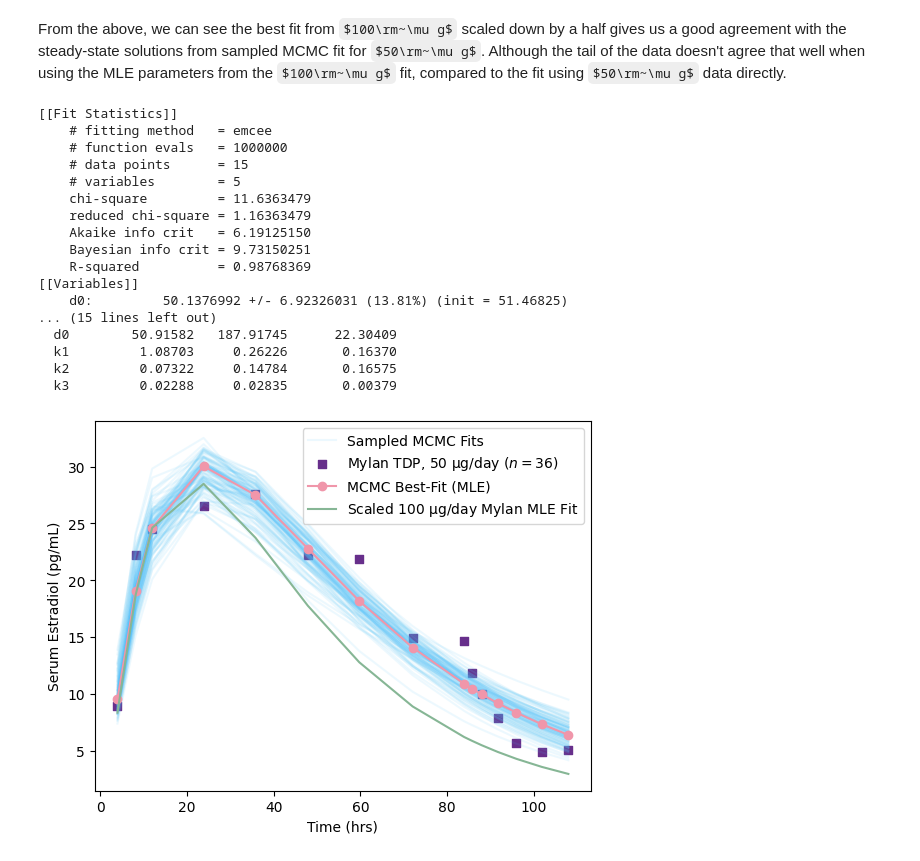
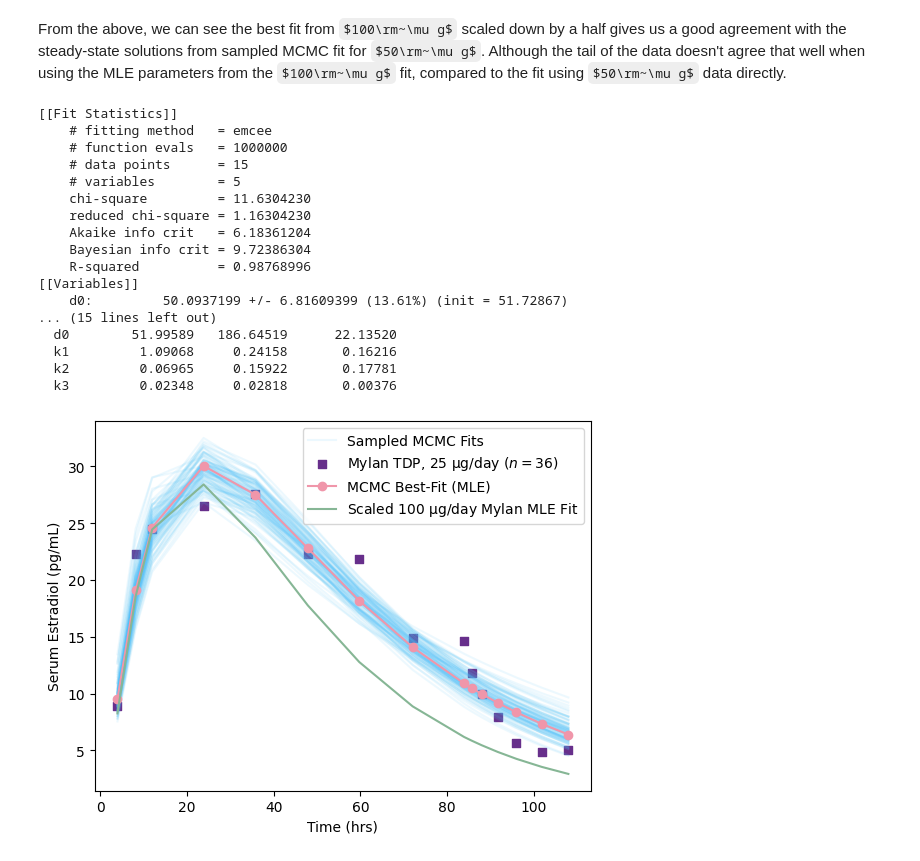
Before and after one commit to transturion/modeling, a Jupyter notebook: 3_Steady-State_Multi-Dose_3-Compartment.ipynb, the cells around one changed output. Drawn from its saved outputs; the diff is of its cells as text; code cells hidden in the pictures; some formulas as TeX source.

```diff
--- a/3_Steady-State_Multi-Dose_3-Compartment.ipynb
+++ b/3_Steady-State_Multi-Dose_3-Compartment.ipynb
@@ -390,45 +394,45 @@ for i, par in enumerate(Mylan25Params):
 
 print('\nMaximum Likelihood Estimation from emcee       ')
 print('-------------------------------------------------')
 print('Parameter  MLE Value   Median Value   Uncertainty')
 fmt = '  {:5s}  {:11.5f} {:11.5f}   {:11.5f}'.format
 for name, param in Mylan25Params.items():
     print(fmt(name, param.value, result_emcee.params[name].value,
               result_emcee.params[name].stderr))
 
 inds = np.random.randint(len(emceeResultMylan25.flatchain), size=100)
 
 for ind in inds:
     sample = (emceeResultMylan25.flatchain["d0"][ind], emceeResultMylan25.flatchain["k1"][ind],
               emceeResultMylan25.flatchain["k2"][ind], emceeResultMylan25.flatchain["k3"][ind])
     plt.plot(MylanTDP25[:,0], E2(MylanTDP25[:,0], sample[0], sample[1], sample[2], sample[3]), alpha=0.1, color='#4EC2F8')
 plt.plot(MylanTDP25[:,0], E2(MylanTDP25[:,0], sample[0], sample[1], sample[2], sample[3]), alpha=0.1, color='#4EC2F8', label='Sampled MCMC Fits')
-plt.scatter(MylanTDP25[:,0], MylanTDP25[:,1], color='#672F8B', marker='s', label="Mylan TDP, 50 $\\rm\\mu g$/day ($n=36$)")
+plt.scatter(MylanTDP25[:,0], MylanTDP25[:,1], color='#672F8B', marker='s', label="Mylan TDP, 25 $\\rm\\mu g$/day ($n=36$)")
 plt.plot(MylanTDP25[:,0], emceeResultMylan25.best_fit, label='MCMC Best-Fit (MLE)', color='#F096AA', marker='o')
 plt.plot(MylanTDP25[:,0], E2(MylanTDP25[:,0], mle_soln[0]/4, mle_soln[1], mle_soln[2], mle_soln[3]), color='#86B695', label="Scaled 100 $\\rm\\mu g$/day Mylan MLE Fit")
 plt.xlabel('Time (hrs)')
 plt.ylabel('Serum Estradiol (pg/mL)')
 plt.legend()
 plt.show()
 # %% [output]
 [[Fit Statistics]]
     # fitting method   = emcee
     # function evals   = 1000000
     # data points      = 15
     # variables        = 5
-    chi-square         = 11.6363479
-    reduced chi-square = 1.16363479
-    Akaike info crit   = 6.19125150
-    Bayesian info crit = 9.73150251
-    R-squared          = 0.98768369
+    chi-square         = 11.6304230
+    reduced chi-square = 1.16304230
+    Akaike info crit   = 6.18361204
+    Bayesian info crit = 9.72386304
+    R-squared          = 0.98768996
 [[Variables]]
-    d0:         50.1376992 +/- 6.92326031 (13.81%) (init = 51.46825)
+    d0:         50.0937199 +/- 6.81609399 (13.61%) (init = 51.72867)
 ... (15 lines left out)
-  d0        50.91582   187.91745      22.30409
-  k1         1.08703     0.26226       0.16370
-  k2         0.07322     0.14784       0.16575
-  k3         0.02288     0.02835       0.00379
+  d0        51.99589   186.64519      22.13520
+  k1         1.09068     0.24158       0.16216
+  k2         0.06965     0.15922       0.17781
+  k3         0.02348     0.02818       0.00376
-[figure, old version]
+[figure, new version]
 # %%
 inds = np.random.randint(len(emceeResultMylan25.flatchain), size=100)
 
```
Also changed, not shown: parts of 19 cells of this notebook, 2 other files.
